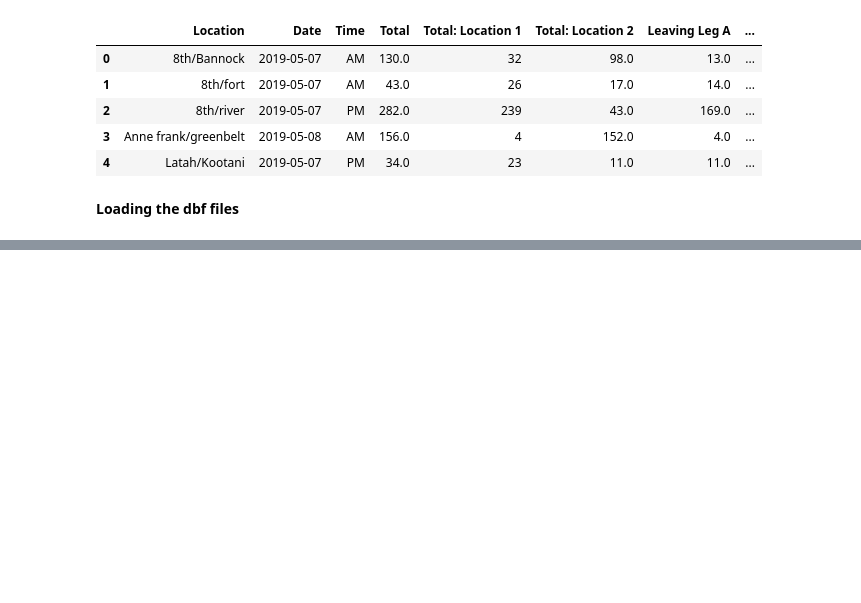
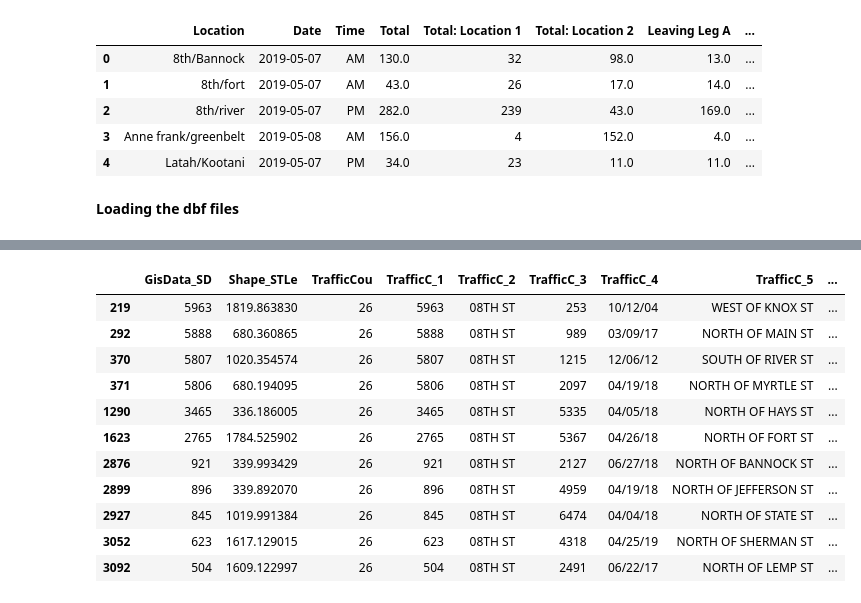
Before and after one commit to mikestefancic/TVCA, a Jupyter notebook: tvca-explore.ipynb, the cells around one changed output, grey strips where cells are left out. Cells and saved outputs as stored; diff of their text form; code cells hidden in the pictures; blank space fills up the shorter version.

```diff
--- a/tvca-explore.ipynb
+++ b/tvca-explore.ipynb
@@ -213,0 +339,15 @@ ACHD_DF.head()
+# %%
+ACHD_DF[ACHD_DF['TrafficC_2']=='08TH ST']
+# %% [output]
+|  | GisData_SD | Shape_STLe | TrafficCou | TrafficC_1 | TrafficC_2 | TrafficC_3 | TrafficC_4 | TrafficC_5 | ... |
+| 219 | 5963 | 1819.863830 | 26 | 5963 | 08TH ST | 253 | 10/12/04 | WEST OF KNOX ST | ... |
+| 292 | 5888 | 680.360865 | 26 | 5888 | 08TH ST | 989 | 03/09/17 | NORTH OF MAIN ST | ... |
+| 370 | 5807 | 1020.354574 | 26 | 5807 | 08TH ST | 1215 | 12/06/12 | SOUTH OF RIVER ST | ... |
+| 371 | 5806 | 680.194095 | 26 | 5806 | 08TH ST | 2097 | 04/19/18 | NORTH OF MYRTLE ST | ... |
+| 1290 | 3465 | 336.186005 | 26 | 3465 | 08TH ST | 5335 | 04/05/18 | NORTH OF HAYS ST | ... |
+| 1623 | 2765 | 1784.525902 | 26 | 2765 | 08TH ST | 5367 | 04/26/18 | NORTH OF FORT ST | ... |
+| 2876 | 921 | 339.993429 | 26 | 921 | 08TH ST | 2127 | 06/27/18 | NORTH OF BANNOCK ST | ... |
+| 2899 | 896 | 339.892070 | 26 | 896 | 08TH ST | 4959 | 04/19/18 | NORTH OF JEFFERSON ST | ... |
+| 2927 | 845 | 1019.991384 | 26 | 845 | 08TH ST | 6474 | 04/04/18 | NORTH OF STATE ST | ... |
+| 3052 | 623 | 1617.129015 | 26 | 623 | 08TH ST | 4318 | 04/25/19 | NORTH OF SHERMAN ST | ... |
+| 3092 | 504 | 1609.122997 | 26 | 504 | 08TH ST | 2491 | 06/22/17 | NORTH OF LEMP ST | ... |
```
Also changed, not shown: parts of 17 cells of this notebook.
